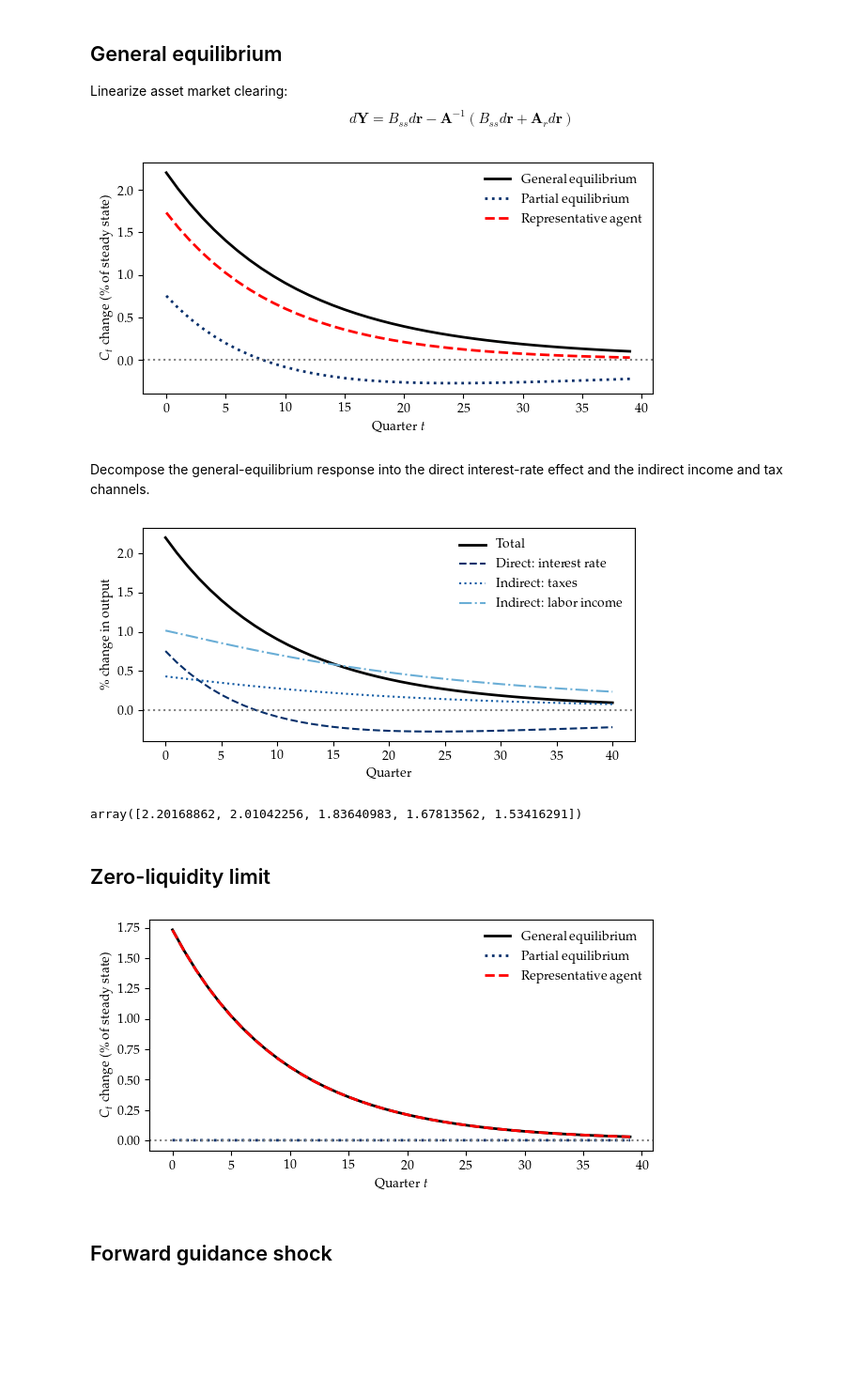
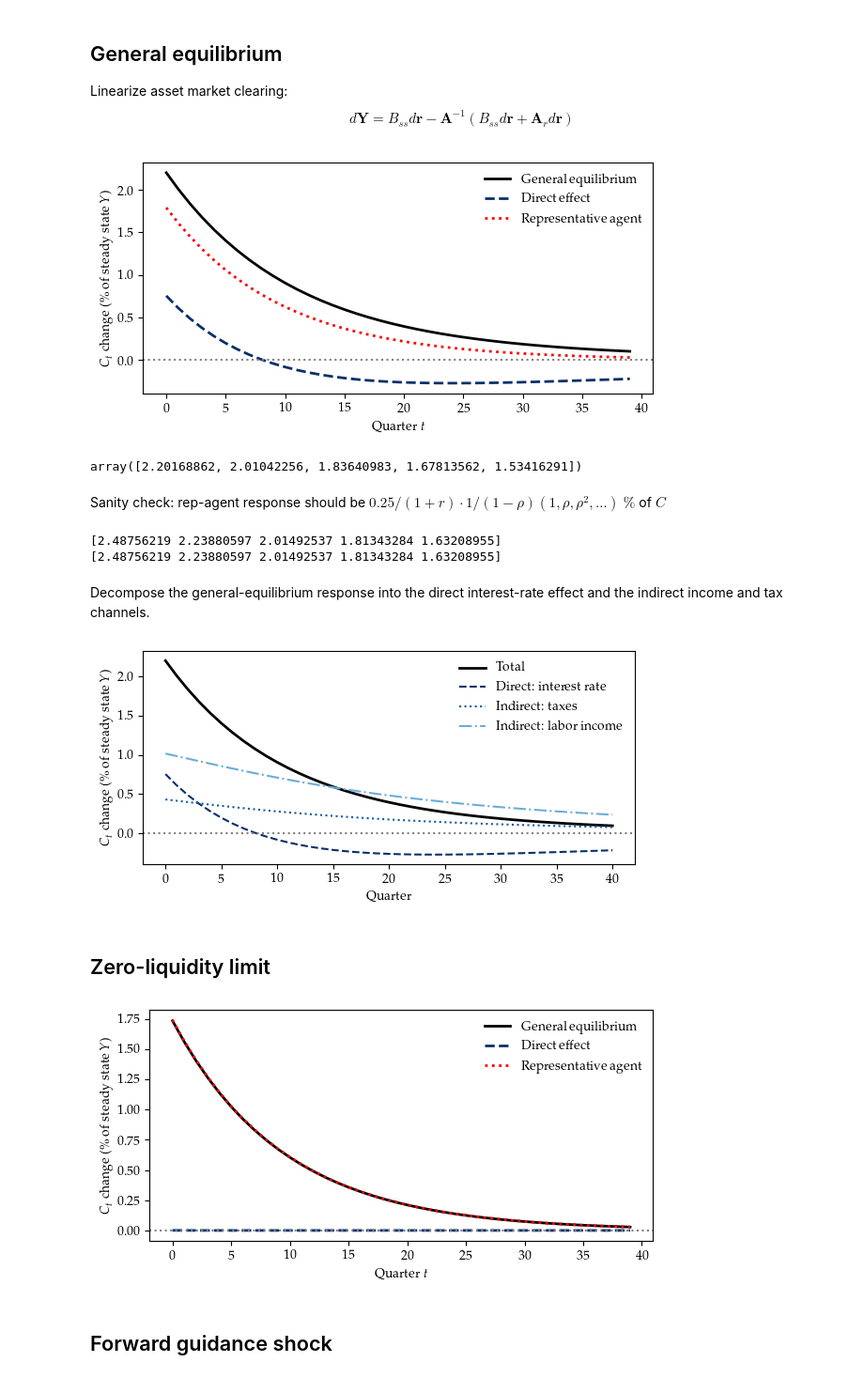
Before and after one commit to shade-econ/goethe-workshop-2026, a Jupyter notebook: notebooks/lecture4_monetary.ipynb, the cells around one changed output. Shown at 94% size. Drawn from its saved outputs; the diff is of its cells as text; code cells hidden in the pictures; blank space fills up the shorter version.

```diff
--- a/notebooks/lecture4_monetary.ipynb
+++ b/notebooks/lecture4_monetary.ipynb
@@ -165,23 +165,35 @@ $$ d\mathbf{Y}=B_{ss}d\mathbf{r}-\mathbf{A}^{-1}\left(B_{ss}d\mathbf{r}+\mathbf{
 # %%
 dY = ss['A'] * dr - np.linalg.solve(A, ss['A'] * dr + Ar @ dr)
 
-# Calculate representative-agent response.
-dCra = np.empty(T)
-dCra[-1] = 0
+# Calculate representative-agent response (in % of C)
+dlogCra = np.empty(T)
+dlogCra[-1] = 0
 for t in reversed(range(T - 1)):
-    dCra[t] = dCra[t + 1] - Z * calib['eis'] * dr[t] / (1 + calib['r'])
+    dlogCra[t] = dlogCra[t + 1] - calib['eis'] * dr[t]
 
 plt.plot(dY[:40], label='General equilibrium', color='black', linewidth=2)
-plt.plot(dC_r[:40], label='Partial equilibrium', color=colors[0], linestyle='dotted', linewidth=2)
-plt.plot(dCra[:40], label='Representative agent', color='red', linestyle='dashed', linewidth=2)
+plt.plot(dC_r[:40], label='Direct effect', color=colors[0], linestyle='dashed', linewidth=2)
+plt.plot(dlogCra[:40]*ss['C'], label='Representative agent', color='red', linestyle='dotted', linewidth=2)
 plt.axhline(y=0, linestyle='dotted', color='gray')
 plt.legend(frameon=False)
 plt.tight_layout()
-plt.ylabel(r'$C_t$ change (\% of steady state)')
+plt.ylabel(r'$C_t$ change (\% of steady state $Y$)')
 plt.xlabel(r'Quarter $t$')
 plt.savefig('figures/lecture4_ge.pdf', transparent=True, bbox_inches='tight')
 # %% [output]
-[figure, old version]
+[figure, new version]
+# %%
+dY[0:5]
+# %% [output]
+array([2.20168862, 2.01042256, 1.83640983, 1.67813562, 1.53416291])
+# %% [markdown]
+Sanity check: rep-agent response should be $0.25/(1+r) \cdot 1/(1-\rho) (1,\rho,\rho^2,\ldots) $ $\%$ of $C$
+# %%
+print(0.25*1/(1-0.9)*0.9**np.arange(5)/ (1 + ss['r']))
+print(dlogCra[:5])
+# %% [output]
+[2.48756219 2.23880597 2.01492537 1.81343284 1.63208955]
+[2.48756219 2.23880597 2.01492537 1.81343284 1.63208955]
 # %% [markdown]
 Decompose the general-equilibrium response into the direct interest-rate effect and the indirect income and tax channels.
 # %%
@@ -196,15 +208,11 @@ plt.plot(dC_labor[:41], label='Indirect: labor income', linestyle='dashdot', col
 plt.axhline(y=0, linestyle='dotted', color='gray')
 plt.legend(frameon=False)
 plt.xlabel('Quarter')
-plt.ylabel(r'\% change in output')
+plt.ylabel(r'$C_t$ change (\% of steady state $Y$)')
 plt.tight_layout()
 plt.savefig('figures/lecture4_decomposition.pdf', transparent=True, bbox_inches='tight')
 # %% [output]
-[figure, old version]
+[figure, new version]
-# %%
-dY[0:5]
-# %% [output]
-array([2.20168862, 2.01042256, 1.83640983, 1.67813562, 1.53416291])
 # %% [markdown]
 ## Zero-liquidity limit
 # %%
@@ -233,24 +241,22 @@ ss_zl = sim.steady_state(**calib_zl)
 J_zl = sim_fake_news.jacobian(ss_zl, {'Z': {'y': e}}, T=T)
 M_zl, A_zl = J_zl['C']['Z'], J_zl['A']['Z']
 Jr_zl = sim_fake_news.jacobian(ss_zl, {'r': {'r': 1}}, T=T + 1)
-Mr_zl = Jr_zl['C']['r'][:-1, 1:] * (1 + ss_zl['r'])
-Ar_zl = Jr_zl['A']['r'][:-1, 1:] * (1 + ss_zl['r'])
+Mr_zl, Ar_zl = Jr_zl['C']['r'][:-1, 1:]* (1 + ss['r']), Jr_zl['A']['r'][:-1, 1:]* (1 + ss['r'])
 # %%
 dY_zl = ss_zl['A'] * dr - np.linalg.solve(A_zl, ss_zl['A'] * dr + Ar_zl @ dr)
 
 plt.plot(dY_zl[:40], label='General equilibrium', color='black', linewidth=2)
-plt.plot((Mr_zl @ dr)[:40], label='Partial equilibrium', color=colors[0], linestyle='dotted', linewidth=2)
-plt.plot(dCra[:40], label='Representative agent', color='red', linestyle='dashed', linewidth=2)
-
+plt.plot((Mr_zl @ dr)[:40], label='Direct effect', color=colors[0], linestyle='dashed', linewidth=2)
+plt.plot(dlogCra[:40]*ss_zl['C'], label='Representative agent', color='red', linestyle='dotted', linewidth=2)
 
 plt.axhline(y=0, linestyle='dotted', color='gray')
 plt.legend(frameon=False)
 plt.tight_layout()
-plt.ylabel(r'$C_t$ change (\% of steady state)')
+plt.ylabel(r'$C_t$ change (\% of steady state $Y$)')
 plt.xlabel(r'Quarter $t$')
 plt.savefig('figures/lecture4_zl.pdf', transparent=True, bbox_inches='tight')
 # %% [output]
-[figure, old version]
+[figure, new version]
 # %% [markdown]
 ## Forward guidance shock
 # %%
```
Also changed, not shown: parts of 6 cells of this notebook, 2 other files.
